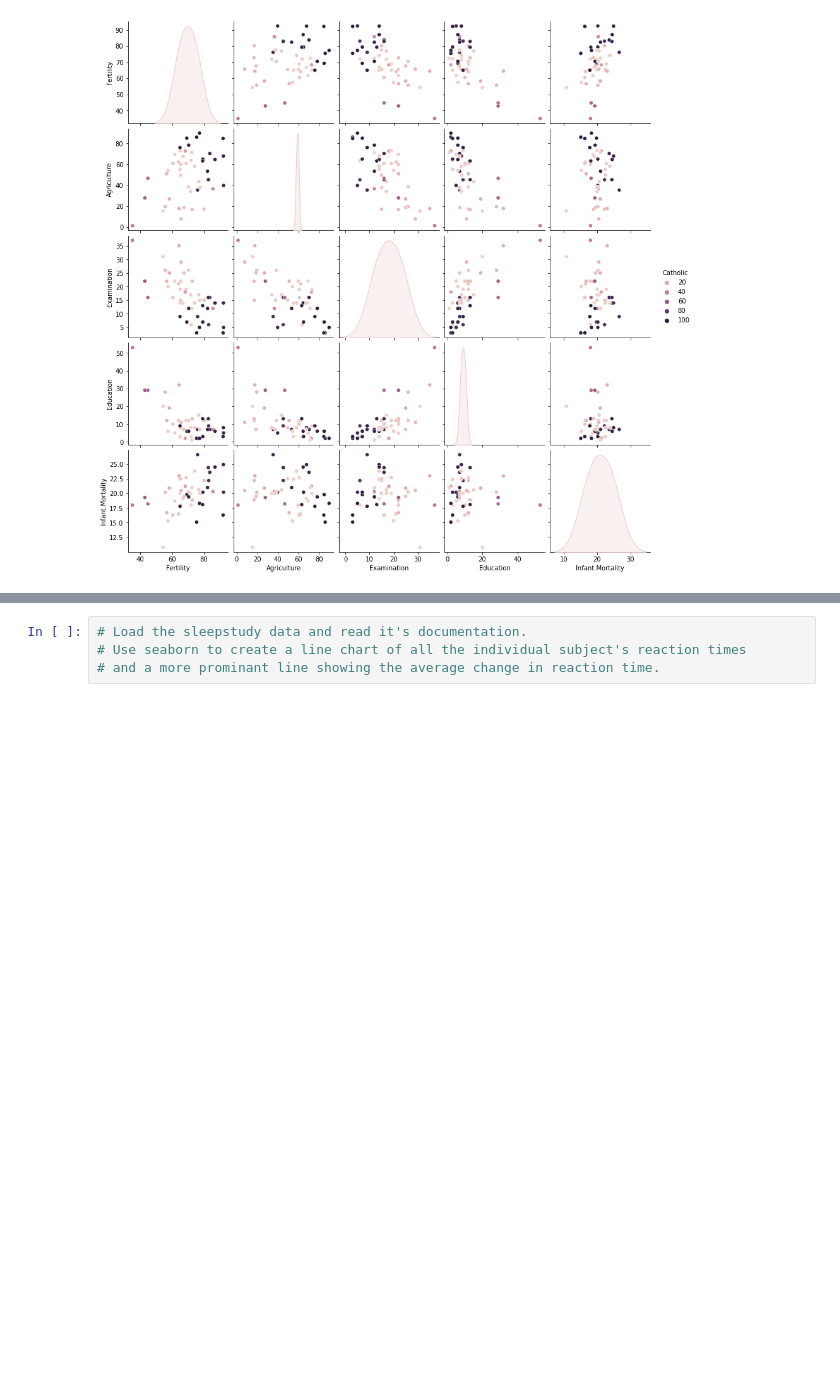
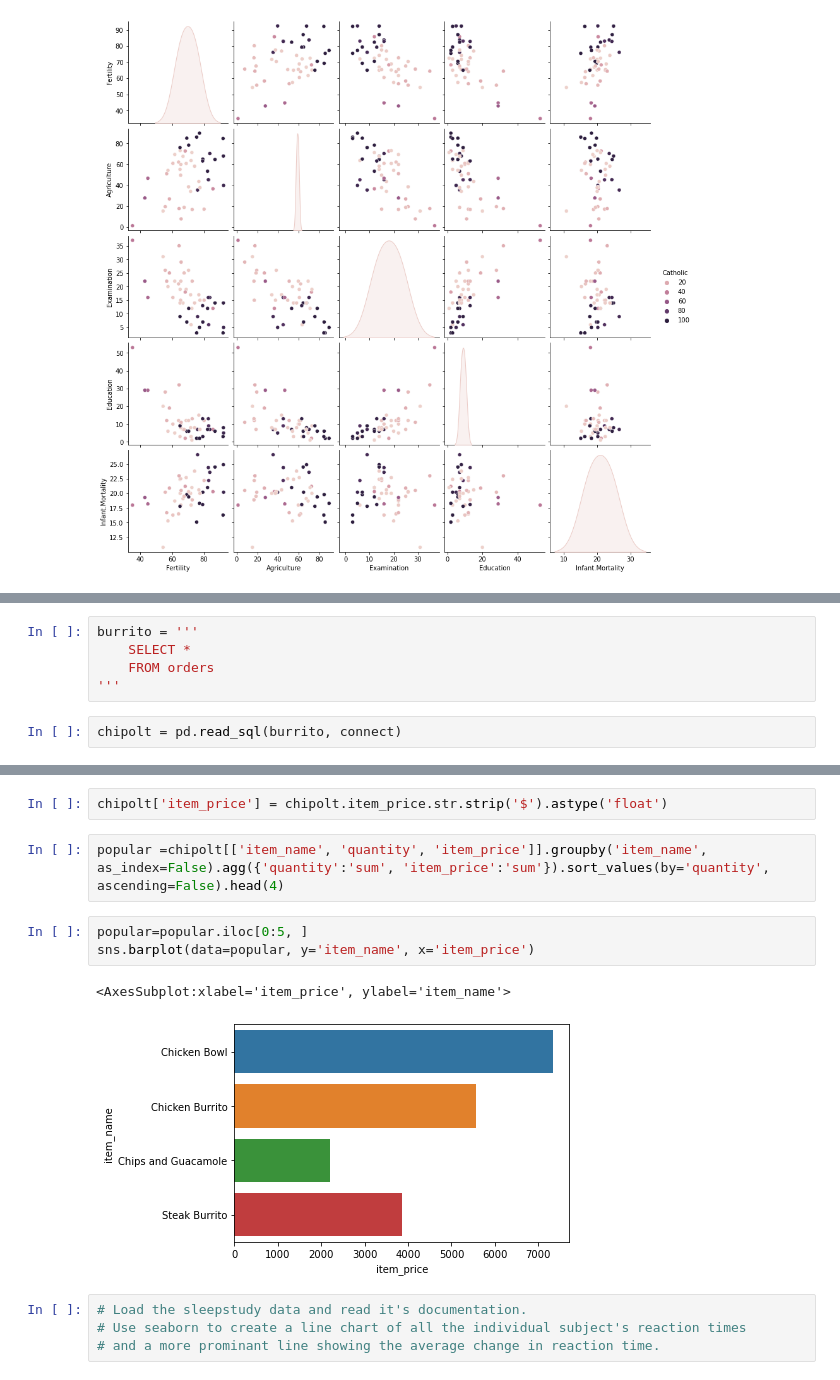
Before and after one commit to Laz-Lopez/numpy-pandas-visualization-exercises, a Jupyter notebook: seaborn_exercises.ipynb, the cells around one changed output, grey strips where cells are left out. Drawn from its saved outputs; the diff is of its cells as text; blank space fills up the shorter version.

```diff
--- a/seaborn_exercises.ipynb
+++ b/seaborn_exercises.ipynb
@@ -241,0 +241,7 @@ AttributeError: module 'pandas' has no attribute 'chipolte'
+# %%
+burrito = '''
+    SELECT *
+    FROM orders
+'''
+# %%
+chipolt = pd.read_sql(burrito, connect)
@@ -242,3 +257,13 @@ AttributeError: module 'pandas' has no attribute 'chipolte'
+# %%
+chipolt['item_price'] = chipolt.item_price.str.strip('$').astype('float')
+# %%
+popular =chipolt[['item_name', 'quantity', 'item_price']].groupby('item_name', as_index=False).agg({'quantity':'sum', 'item_price':'sum'}).sort_values(by='quantity', ascending=False).head(4)
+# %%
+popular=popular.iloc[0:5, ]
+sns.barplot(data=popular, y='item_name', x='item_price')
+# %% [output]
+<AxesSubplot:xlabel='item_price', ylabel='item_name'>
+[figure, added]
 # %%
 # Load the sleepstudy data and read it's documentation.
 # Use seaborn to create a line chart of all the individual subject's reaction times
```
Also changed, not shown: parts of 3 cells of this notebook.
